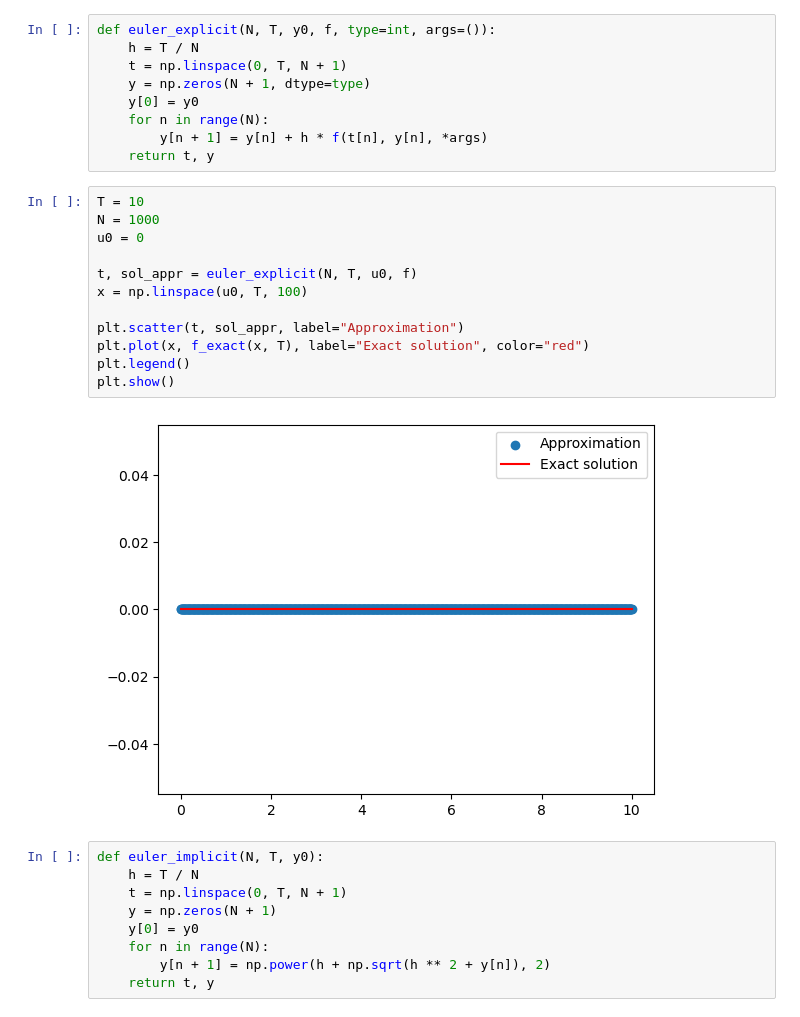
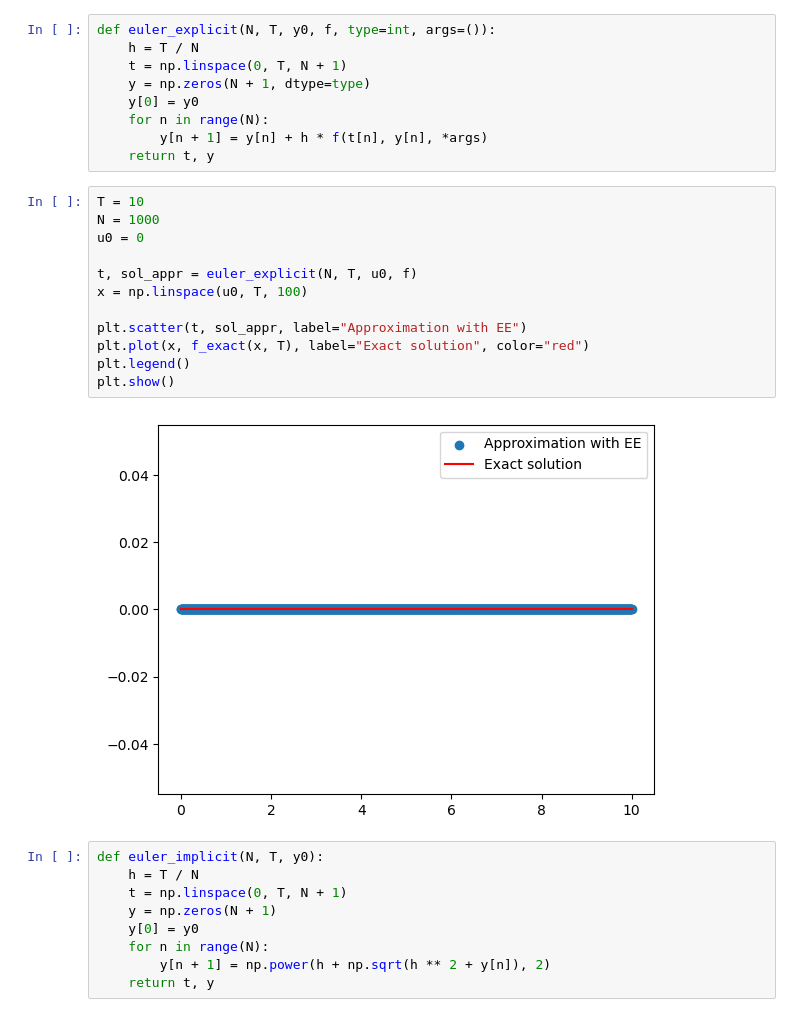
Before and after one commit to ArthurDanjou/ArtStudies, a Jupyter notebook: M1/Numerical Methods/TP1.ipynb, the cells around one changed output. Cells and saved outputs as stored; diff of their text form.

```diff
--- a/M1/Numerical Methods/TP1.ipynb
+++ b/M1/Numerical Methods/TP1.ipynb
@@ -23,17 +23,17 @@ def euler_explicit(N, T, y0, f, type=int, args=()):
 # %%
 T = 10
 N = 1000
 u0 = 0
 
 t, sol_appr = euler_explicit(N, T, u0, f)
 x = np.linspace(u0, T, 100)
 
-plt.scatter(t, sol_appr, label="Approximation")
+plt.scatter(t, sol_appr, label="Approximation with EE")
 plt.plot(x, f_exact(x, T), label="Exact solution", color="red")
 plt.legend()
 plt.show()
 # %% [output]
-[figure, old version]
+[figure, new version]
 # %%
 def euler_implicit(N, T, y0):
     h = T / N
```
Also changed, not shown: parts of 1 cell of this notebook.
